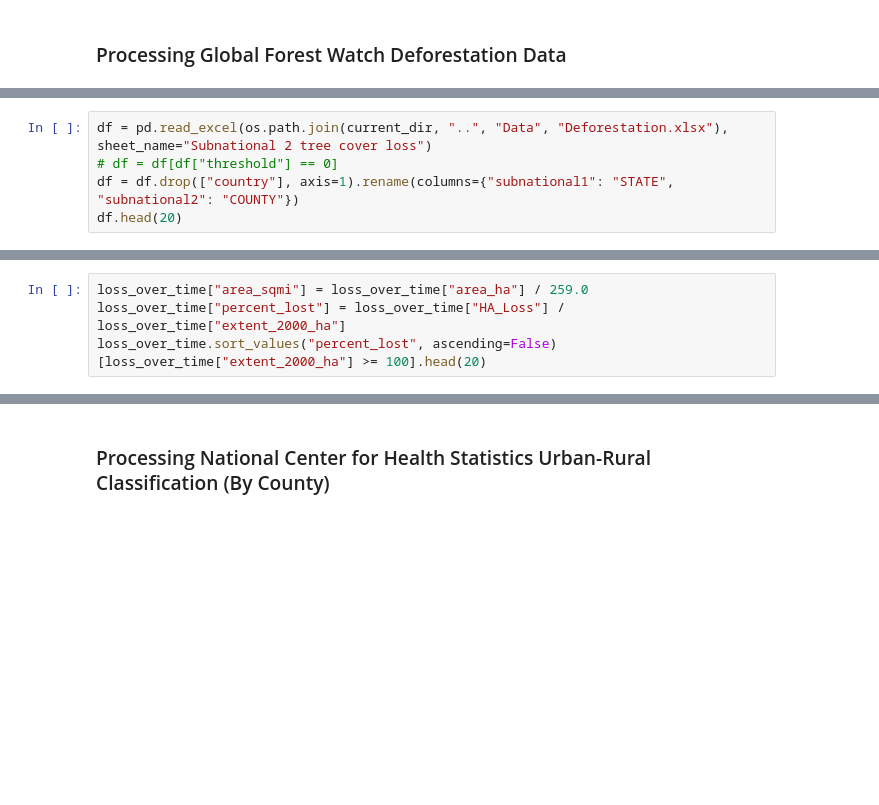
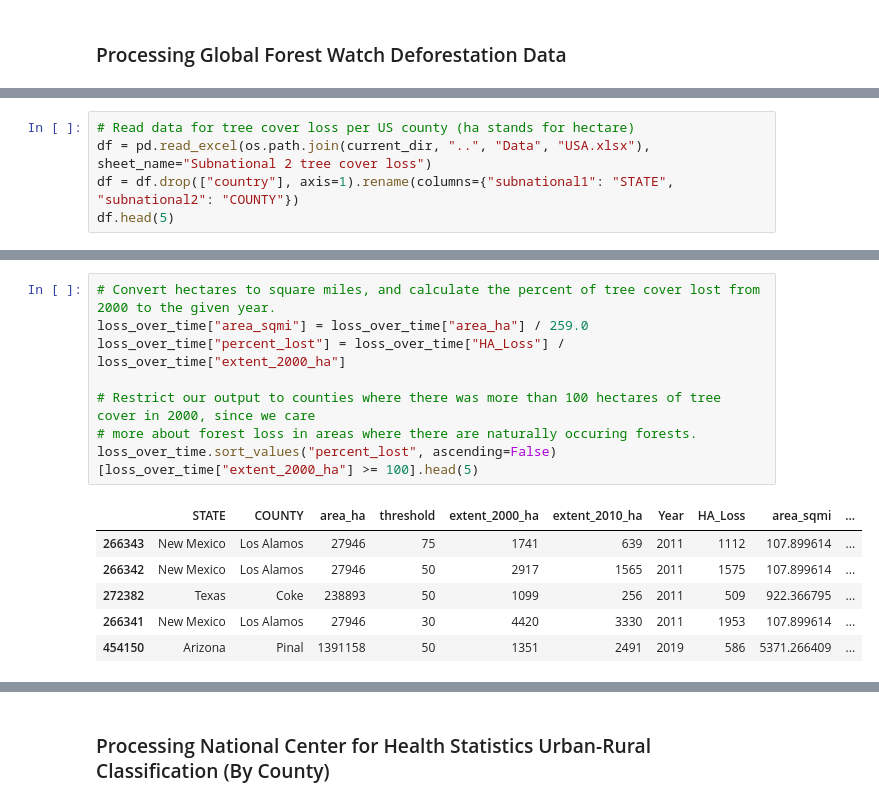
Before and after one commit to Calvin-Davis/CMSC320-FinalProject-Birds, a Jupyter notebook: Code/compiled_submission.ipynb, the cells around one changed output, grey strips where cells are left out. Drawn from its saved outputs; the diff is of its cells as text; blank space fills up the shorter version.

Commit message:
2/5 data processing parts done

```diff
--- a/Code/compiled_submission.ipynb
+++ b/Code/compiled_submission.ipynb
@@ -587,5 +590,5 @@ df.head()
 # %%
-df = pd.read_excel(os.path.join(current_dir, "..", "Data", "Deforestation.xlsx"), sheet_name="Subnational 2 tree cover loss")
-# df = df[df["threshold"] == 0]
+# Read data for tree cover loss per US county (ha stands for hectare)
+df = pd.read_excel(os.path.join(current_dir, "..", "Data", "USA.xlsx"), sheet_name="Subnational 2 tree cover loss")
 df = df.drop(["country"], axis=1).rename(columns={"subnational1": "STATE", "subnational2": "COUNTY"})
-df.head(20)
+df.head(5)
@@ -599,5 +619,16 @@ loss_over_time
-# %%
-loss_over_time["area_sqmi"] = loss_over_time["area_ha"] / 259.0
-loss_over_time["percent_lost"] = loss_over_time["HA_Loss"] / loss_over_time["extent_2000_ha"]
-loss_over_time.sort_values("percent_lost", ascending=False)[loss_over_time["extent_2000_ha"] >= 100].head(20)
+# %%
+# Convert hectares to square miles, and calculate the percent of tree cover lost from 2000 to the given year.
+loss_over_time["area_sqmi"] = loss_over_time["area_ha"] / 259.0
+loss_over_time["percent_lost"] = loss_over_time["HA_Loss"] / loss_over_time["extent_2000_ha"]
+
+# Restrict our output to counties where there was more than 100 hectares of tree cover in 2000, since we care
+# more about forest loss in areas where there are naturally occuring forests.
+loss_over_time.sort_values("percent_lost", ascending=False)[loss_over_time["extent_2000_ha"] >= 100].head(5)
+# %% [output]
+|  | STATE | COUNTY | area_ha | threshold | extent_2000_ha | extent_2010_ha | Year | HA_Loss | area_sqmi | ... |
+| 266343 | New Mexico | Los Alamos | 27946 | 75 | 1741 | 639 | 2011 | 1112 | 107.899614 | ... |
+| 266342 | New Mexico | Los Alamos | 27946 | 50 | 2917 | 1565 | 2011 | 1575 | 107.899614 | ... |
+| 272382 | Texas | Coke | 238893 | 50 | 1099 | 256 | 2011 | 509 | 922.366795 | ... |
+| 266341 | New Mexico | Los Alamos | 27946 | 30 | 4420 | 3330 | 2011 | 1953 | 107.899614 | ... |
+| 454150 | Arizona | Pinal | 1391158 | 50 | 1351 | 2491 | 2019 | 586 | 5371.266409 | ... |
 # %%
```
Also changed, not shown: parts of 11 cells of this notebook.
